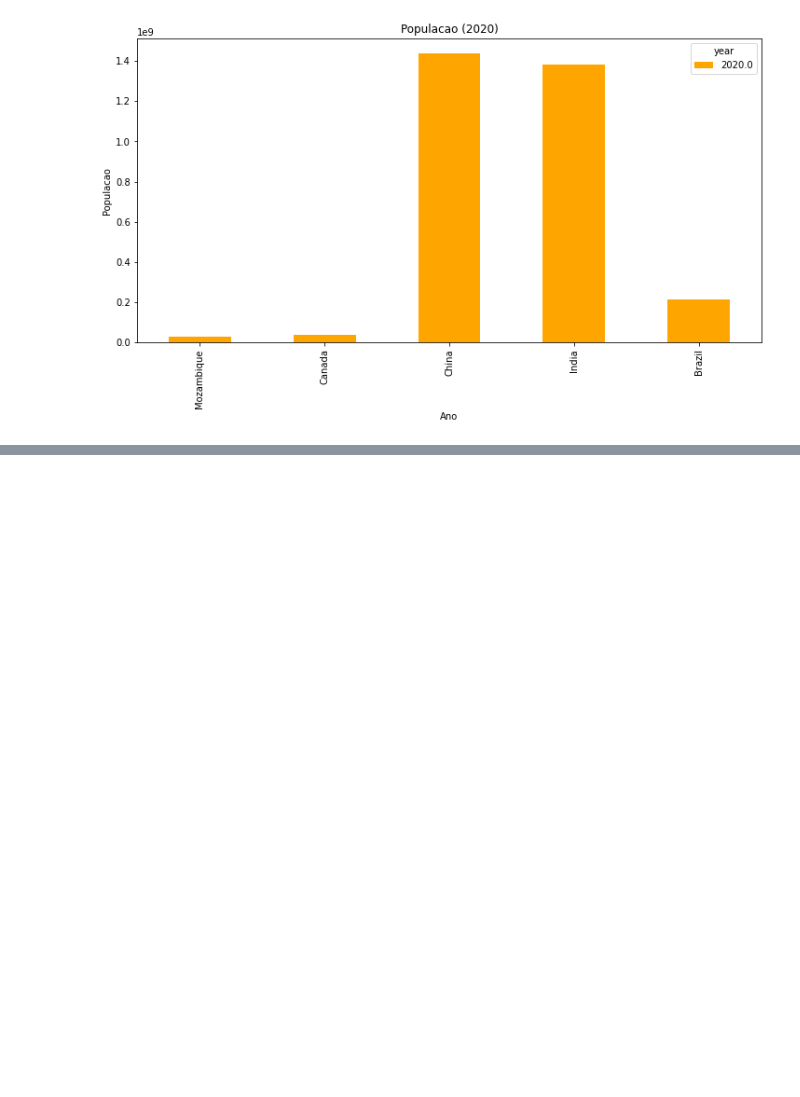
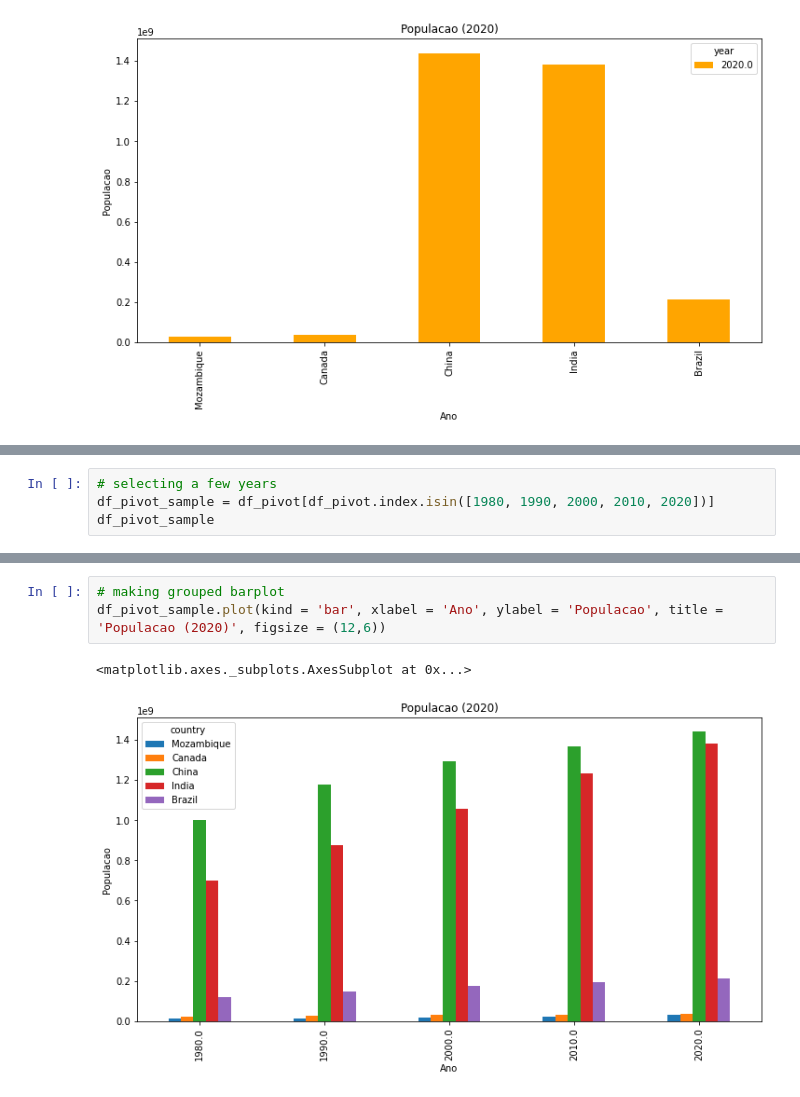
Before and after one commit to fernandogomesfg/Data-Analysis-with-Python-for-Excel-Users-Full-Course, a Jupyter notebook: MakingPivotTable.ipynb, the cells around one changed output, grey strips where cells are left out. Drawn from its saved outputs; the diff is of its cells as text; blank space fills up the shorter version.

```diff
--- a/MakingPivotTable.ipynb
+++ b/MakingPivotTable.ipynb
@@ -96,0 +99,4 @@ df_pivot_2020.plot(kind = 'bar', color = 'orange', xlabel = 'Ano', ylabel = 'Pop
+# %%
+# selecting a few years
+df_pivot_sample = df_pivot[df_pivot.index.isin([1980, 1990, 2000, 2010, 2020])]
+df_pivot_sample
@@ -96,0 +111,6 @@ df_pivot_2020.plot(kind = 'bar', color = 'orange', xlabel = 'Ano', ylabel = 'Pop
+# %%
+# making grouped barplot
+df_pivot_sample.plot(kind = 'bar', xlabel = 'Ano', ylabel = 'Populacao', title = 'Populacao (2020)', figsize = (12,6))
+# %% [output]
+<matplotlib.axes._subplots.AxesSubplot at 0x...>
+[figure, added]
```
Also changed, not shown: parts of 2 cells of this notebook.
